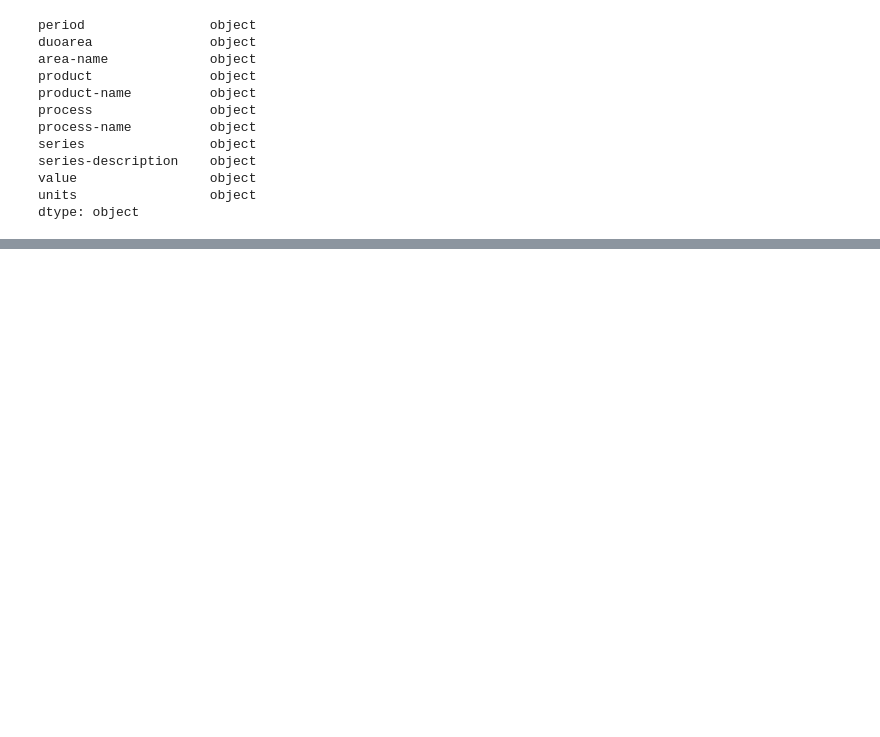
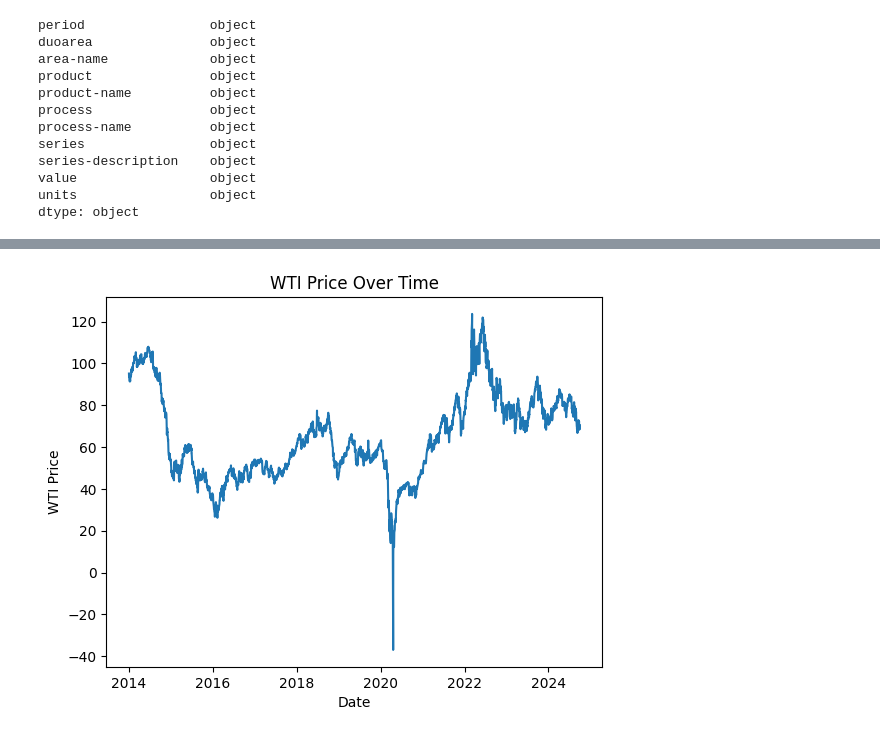
Before and after one commit to maurolaciar/clases, a Jupyter notebook: eia/get_data.ipynb, the cells around one changed output, grey strips where cells are left out. Cells and saved outputs as stored; diff of their text form; code cells hidden in the pictures; blank space fills up the shorter version.

```diff
--- a/eia/get_data.ipynb
+++ b/eia/get_data.ipynb
@@ -76,0 +77,9 @@ dtype: object
+# %%
+# plot the data
+plt.plot(df['period'], df['value'])
+plt.xlabel('Date')
+plt.ylabel('WTI Price')
+plt.title('WTI Price Over Time')
+plt.show()
+# %% [output]
+[figure, added]
```
Also changed, not shown: parts of 16 cells of this notebook.
